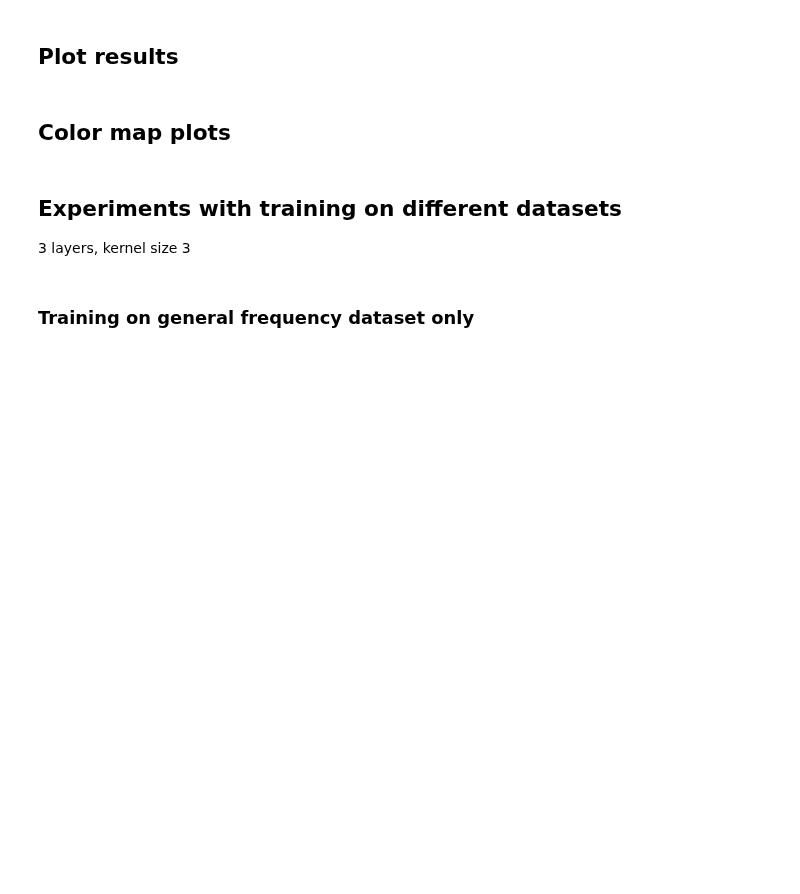
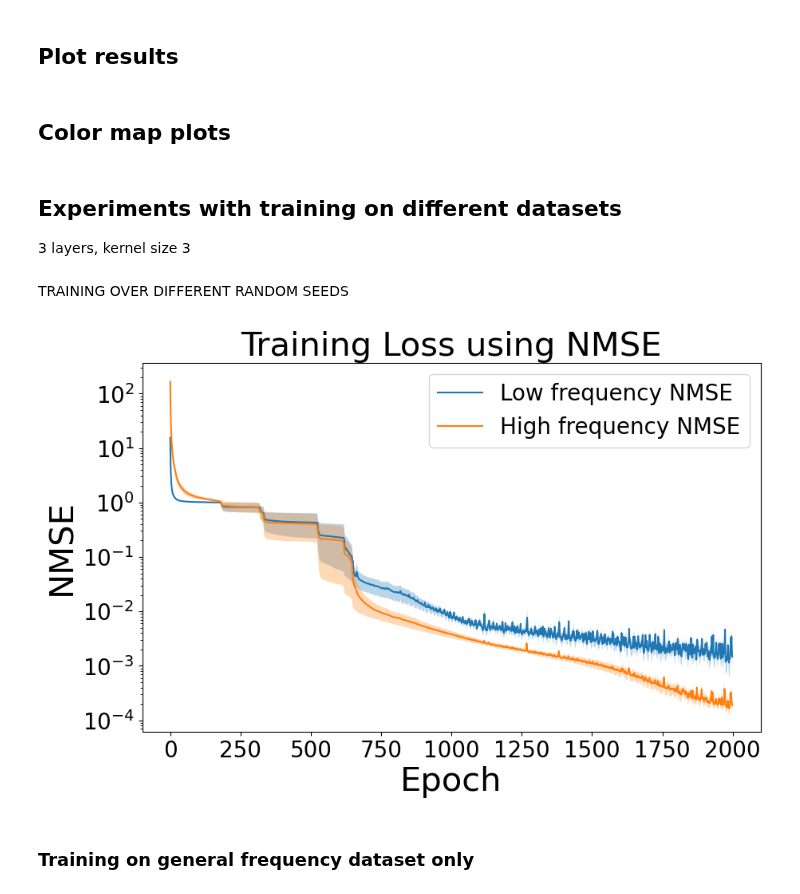
Before and after one commit to ewang26/multistage, a Jupyter notebook: scripts/spectral_bias/spectral_bias_dataset_experiments.ipynb, the cells around one changed output. Cells and saved outputs as stored; diff of their text form; code cells hidden in the pictures; blank space fills up the shorter version.

Commit message:
Average NMSE over random seeds

```diff
--- a/scripts/spectral_bias/spectral_bias_dataset_experiments.ipynb
+++ b/scripts/spectral_bias/spectral_bias_dataset_experiments.ipynb
@@ -361,7 +361,7 @@ def model_training(model, train_dataloader, test_dataloader, num_epochs,\
     plt.legend()
 
     # Show the plot
-    plt.grid(True)
+    # plt.grid(True)
     plt.show()
     if save:
         plt.savefig(filename)
@@ -593,3 +593,5 @@ def plot_heatmaps(deriv=None, model=None, residue=False, label=None):
 ## Experiments with training on different datasets
 
 3 layers, kernel size 3
+# %% [markdown]
+TRAINING OVER DIFFERENT RANDOM SEEDS
@@ -596,3 +712,19 @@ def plot_heatmaps(deriv=None, model=None, residue=False, label=None):
+# %%
+# set_seed(seed)
+# L3ModelK3_low = SimpleCNN(n_layers=3, kernel_size=3)
+
+# Main execution
+seeds = [1, 2, 3, 4, 5]
+num_epochs = 2000  # Adjust as needed
+
+all_train_losses, all_test_losses, all_low_freq_nmses, all_general_freq_nmses, all_high_freq_nmses = run_multiple_seeds(
+    # L3ModelK3_low, train_dataloader_g, test_dataloader_g, num_epochs, seeds, nmse=False
+    train_dataloader_g, test_dataloader_g, num_epochs, seeds, nmse=True
+)
+
+plot_results(all_low_freq_nmses, all_general_freq_nmses, all_high_freq_nmses, num_epochs, "NMSE", filename="nmse_plot.png", save=True)
+# %% [output]
+[figure, added]
 # %% [markdown]
 ### Training on general frequency dataset only
 # %%
```
Also changed, not shown: parts of 4 cells of this notebook.
